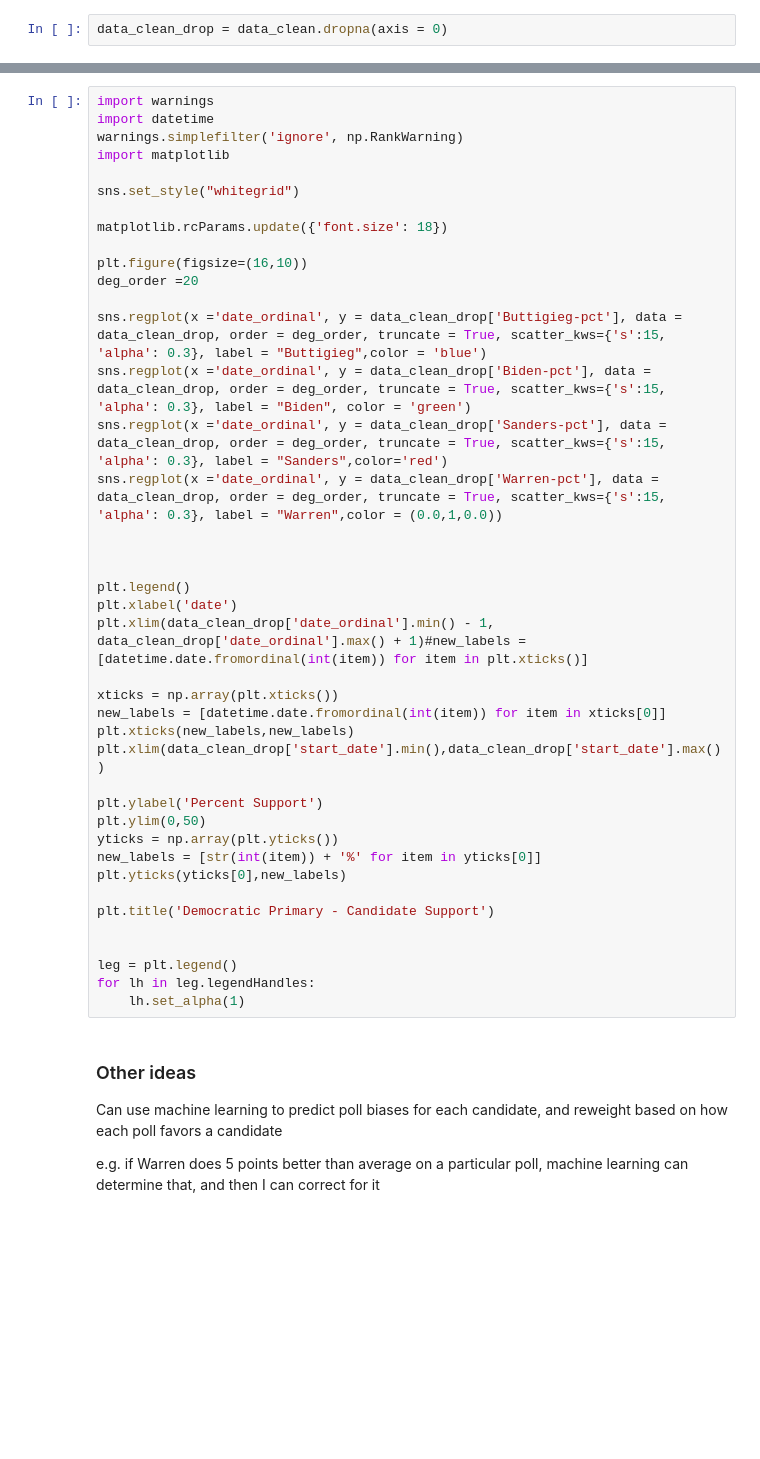
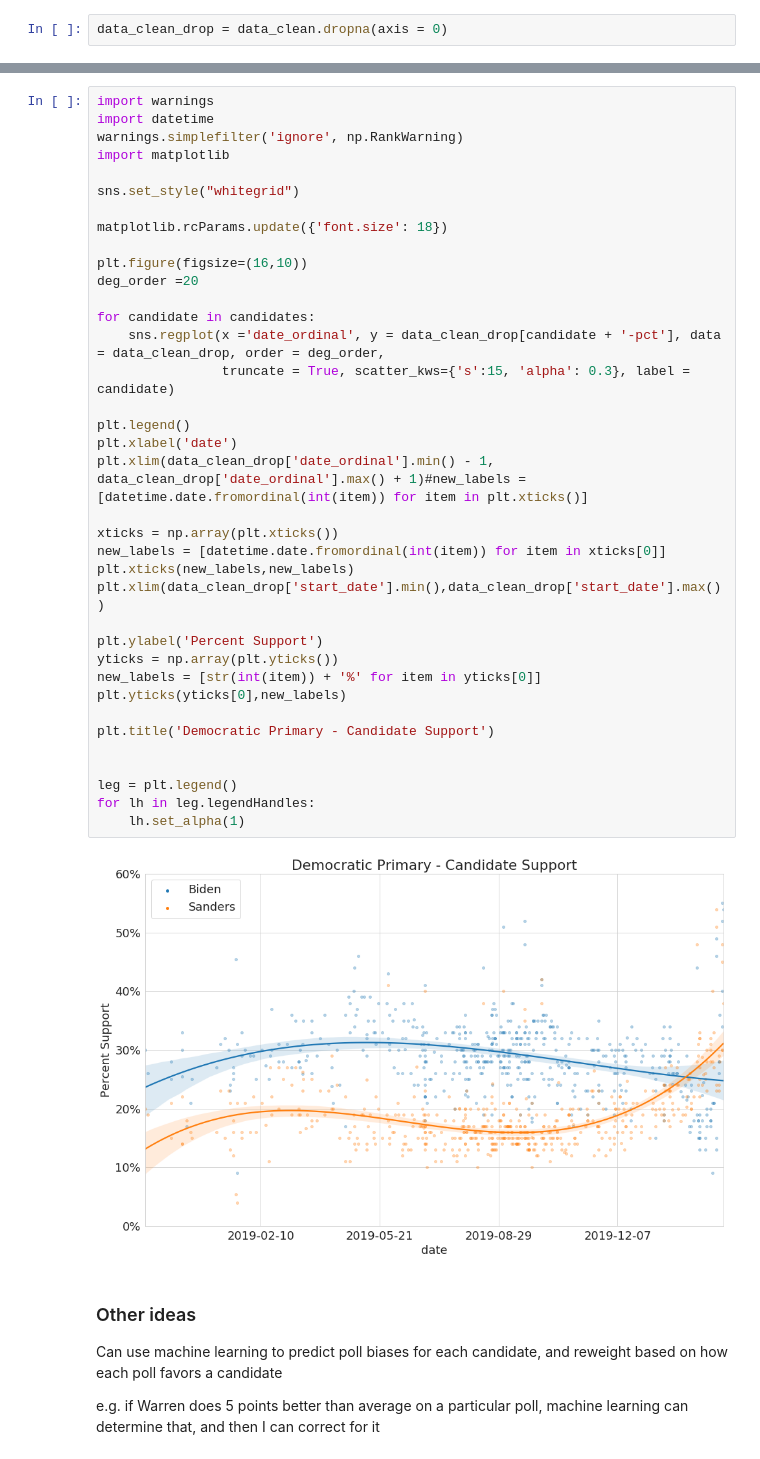
Before and after one commit to amvinson234/Polling2020, a Jupyter notebook: dem_primary.ipynb, the cells around one changed output, grey strips where cells are left out. Cells and saved outputs as stored; diff of their text form; blank space fills up the shorter version.

```diff
--- a/dem_primary.ipynb
+++ b/dem_primary.ipynb
@@ -137,40 +170,38 @@ warnings.simplefilter('ignore', np.RankWarning)
 import matplotlib
 
 sns.set_style("whitegrid")
 
 matplotlib.rcParams.update({'font.size': 18})
 
 plt.figure(figsize=(16,10))
 deg_order =20
 
-sns.regplot(x ='date_ordinal', y = data_clean_drop['Buttigieg-pct'], data = data_clean_drop, order = deg_order, truncate = True, scatter_kws={'s':15, 'alpha': 0.3}, label = "Buttigieg",color = 'blue')
-sns.regplot(x ='date_ordinal', y = data_clean_drop['Biden-pct'], data = data_clean_drop, order = deg_order, truncate = True, scatter_kws={'s':15, 'alpha': 0.3}, label = "Biden", color = 'green')
-sns.regplot(x ='date_ordinal', y = data_clean_drop['Sanders-pct'], data = data_clean_drop, order = deg_order, truncate = True, scatter_kws={'s':15, 'alpha': 0.3}, label = "Sanders",color='red')
-sns.regplot(x ='date_ordinal', y = data_clean_drop['Warren-pct'], data = data_clean_drop, order = deg_order, truncate = True, scatter_kws={'s':15, 'alpha': 0.3}, label = "Warren",color = (0.0,1,0.0))
-
-
+for candidate in candidates:
+    sns.regplot(x ='date_ordinal', y = data_clean_drop[candidate + '-pct'], data = data_clean_drop, order = deg_order,
+                truncate = True, scatter_kws={'s':15, 'alpha': 0.3}, label = candidate)
 
 plt.legend()
 plt.xlabel('date')
 plt.xlim(data_clean_drop['date_ordinal'].min() - 1, data_clean_drop['date_ordinal'].max() + 1)#new_labels = [datetime.date.fromordinal(int(item)) for item in plt.xticks()]
 
 xticks = np.array(plt.xticks())
 new_labels = [datetime.date.fromordinal(int(item)) for item in xticks[0]]
 plt.xticks(new_labels,new_labels)
 plt.xlim(data_clean_drop['start_date'].min(),data_clean_drop['start_date'].max())
 
 plt.ylabel('Percent Support')
-plt.ylim(0,50)
 yticks = np.array(plt.yticks())
 new_labels = [str(int(item)) + '%' for item in yticks[0]]
 plt.yticks(yticks[0],new_labels)
 
 plt.title('Democratic Primary - Candidate Support')
 
 
 leg = plt.legend()
 for lh in leg.legendHandles:
     lh.set_alpha(1)
+# %% [output]
+[figure, added]
 # %% [markdown]
 ### Other ideas
 
```
Also changed, not shown: parts of 25 cells of this notebook.
